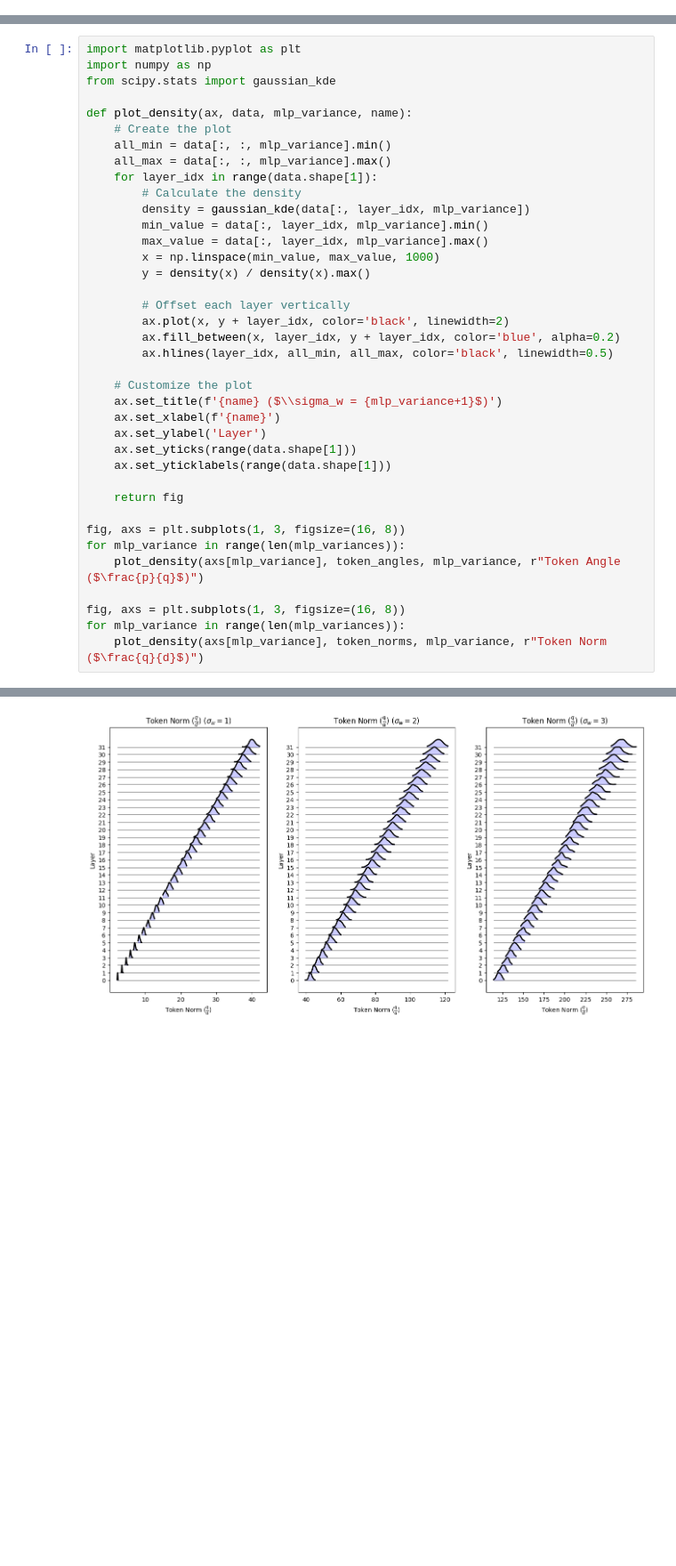
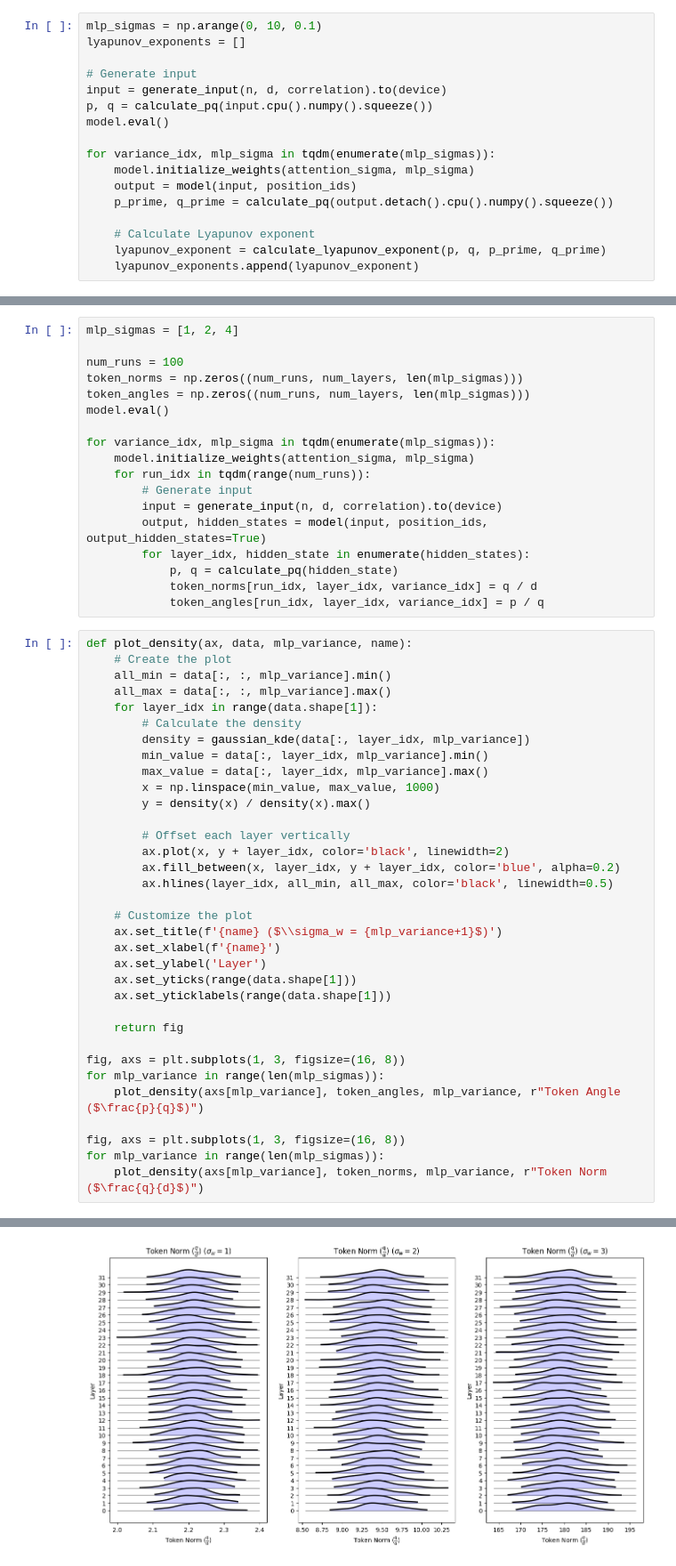
Before and after one commit to JGKing88/straightening_dynamics, a Jupyter notebook: scripts/paper_verification.ipynb, the cells around one changed output, grey strips where cells are left out. Shown at 89% size. Saved outputs shown, nothing was run; the diff lists cells and outputs as text; blank space fills up the shorter version.

```diff
--- a/scripts/paper_verification.ipynb
+++ b/scripts/paper_verification.ipynb
@@ -188,0 +211,17 @@ for run_idx in tqdm(range(num_runs)):
+# %%
+mlp_sigmas = np.arange(0, 10, 0.1)
+lyapunov_exponents = []
+
+# Generate input
+input = generate_input(n, d, correlation).to(device)
+p, q = calculate_pq(input.cpu().numpy().squeeze())
+model.eval()
+
+for variance_idx, mlp_sigma in tqdm(enumerate(mlp_sigmas)):
+    model.initialize_weights(attention_sigma, mlp_sigma)
+    output = model(input, position_ids)
+    p_prime, q_prime = calculate_pq(output.detach().cpu().numpy().squeeze())
+
+    # Calculate Lyapunov exponent
+    lyapunov_exponent = calculate_lyapunov_exponent(p, q, p_prime, q_prime)
+    lyapunov_exponents.append(lyapunov_exponent)
@@ -189,8 +243,22 @@ for run_idx in tqdm(range(num_runs)):
+# %%
+mlp_sigmas = [1, 2, 4]
+
+num_runs = 100
+token_norms = np.zeros((num_runs, num_layers, len(mlp_sigmas)))
+token_angles = np.zeros((num_runs, num_layers, len(mlp_sigmas)))
+model.eval()
+
+for variance_idx, mlp_sigma in tqdm(enumerate(mlp_sigmas)):
+    model.initialize_weights(attention_sigma, mlp_sigma)
+    for run_idx in tqdm(range(num_runs)):
+        # Generate input
+        input = generate_input(n, d, correlation).to(device)
+        output, hidden_states = model(input, position_ids, output_hidden_states=True)
+        for layer_idx, hidden_state in enumerate(hidden_states):
+            p, q = calculate_pq(hidden_state)
+            token_norms[run_idx, layer_idx, variance_idx] = q / d
+            token_angles[run_idx, layer_idx, variance_idx] = p / q
 # %%
-import matplotlib.pyplot as plt
-import numpy as np
-from scipy.stats import gaussian_kde
-
 def plot_density(ax, data, mlp_variance, name):
     # Create the plot
     all_min = data[:, :, mlp_variance].min()
@@ -218,10 +286,10 @@ def plot_density(ax, data, mlp_variance, name):
     return fig
 
 fig, axs = plt.subplots(1, 3, figsize=(16, 8))
-for mlp_variance in range(len(mlp_variances)):
+for mlp_variance in range(len(mlp_sigmas)):
     plot_density(axs[mlp_variance], token_angles, mlp_variance, r"Token Angle ($\frac{p}{q}$)")
 
 fig, axs = plt.subplots(1, 3, figsize=(16, 8))
-for mlp_variance in range(len(mlp_variances)):
+for mlp_variance in range(len(mlp_sigmas)):
     plot_density(axs[mlp_variance], token_norms, mlp_variance, r"Token Norm ($\frac{q}{d}$)")
 # %% [output]
@@ -229 +297 @@ for mlp_variance in range(len(mlp_variances)):
-[figure, old version]
+[figure, new version]
```
Also changed, not shown: parts of 20 cells of this notebook.
